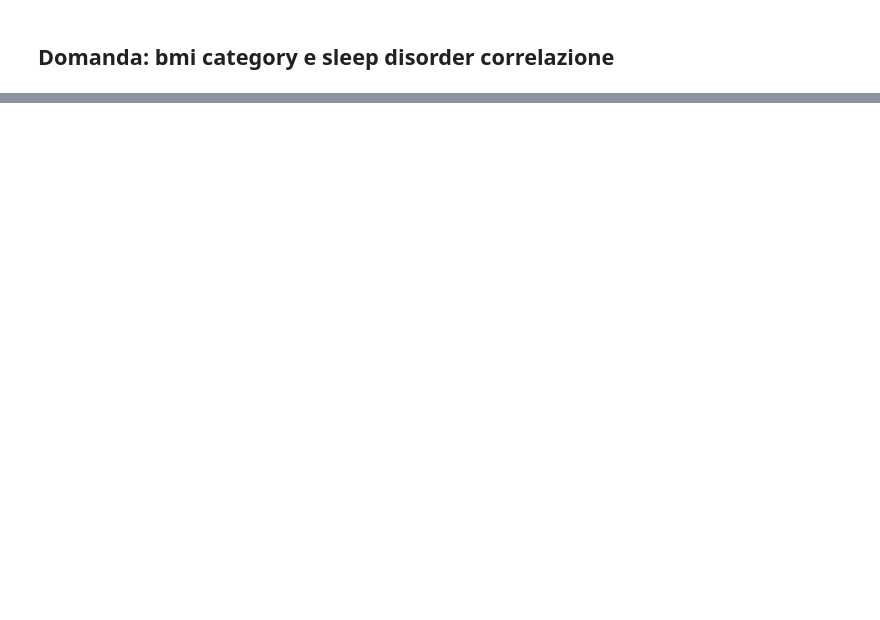
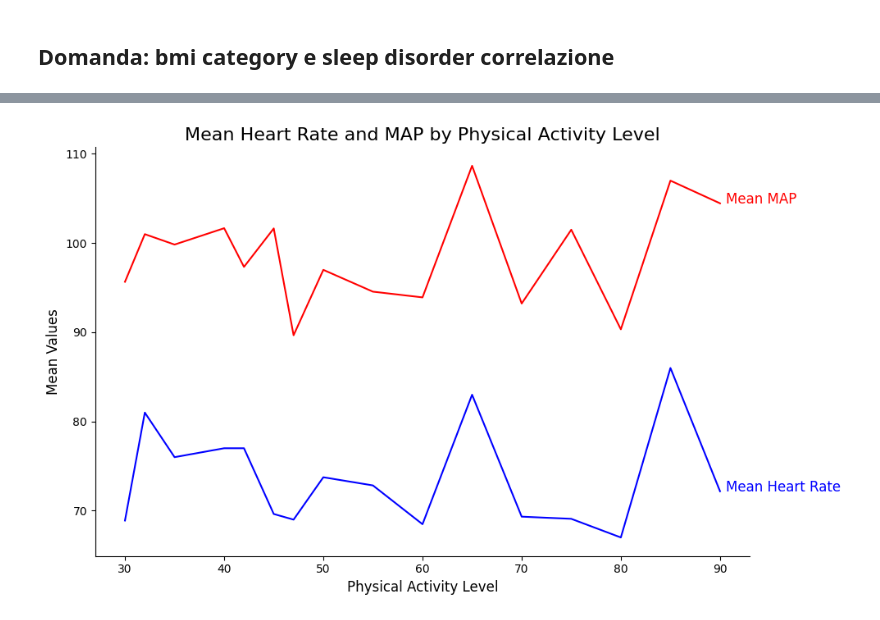
Before and after one commit to gretaquadranti/DataVisualization, a Jupyter notebook: dataViz_notebook.ipynb, the cells around one changed output, grey strips where cells are left out. Cells and saved outputs as stored; diff of their text form; code cells hidden in the pictures; blank space fills up the shorter version.

```diff
--- a/dataViz_notebook.ipynb
+++ b/dataViz_notebook.ipynb
@@ -390,0 +407,38 @@ fig.show()
+# %%
+data = pd.read_csv(dataset)
+
+# Calculate Mean Arterial Pressure (MAP)
+def calculate_map(bp):
+    max_bp, min_bp = map(int, bp.split('/'))
+    return min_bp + (max_bp - min_bp) / 3
+
+data['MAP'] = data['Blood Pressure'].apply(calculate_map)
+
+# Aggregate Data by Physical Activity Level
+aggregated_data = data.groupby('Physical Activity Level').agg({
+    'Heart Rate': 'mean',
+    'MAP': 'mean'
+}).reset_index()
+
+# Plot the Aggregated Data
+plt.figure(figsize=(10, 6))
+sns.lineplot(data=aggregated_data, x='Physical Activity Level', y='Heart Rate', label='Mean Heart Rate', color='b')
+sns.lineplot(data=aggregated_data, x='Physical Activity Level', y='MAP', label='Mean MAP', color='r')
+sns.despine()
+
+# Add labels and title
+plt.title('Mean Heart Rate and MAP by Physical Activity Level', fontsize=16)
+plt.xlabel('Physical Activity Level', fontsize=12)
+plt.ylabel('Mean Values', fontsize=12)
+
+for line in plt.gca().lines:
+    line_label = line.get_label()
+    x_data = line.get_xdata()
+    y_data = line.get_ydata()
+    plt.annotate(line_label, xy=(x_data[-1], y_data[-1]), xytext=(5, 0), textcoords='offset points', color=line.get_color(), fontsize=12)
+
+plt.legend().remove()
+plt.tight_layout()
+plt.show()
+# %% [output]
+[figure, added]
```
Also changed, not shown: parts of 14 cells of this notebook.
